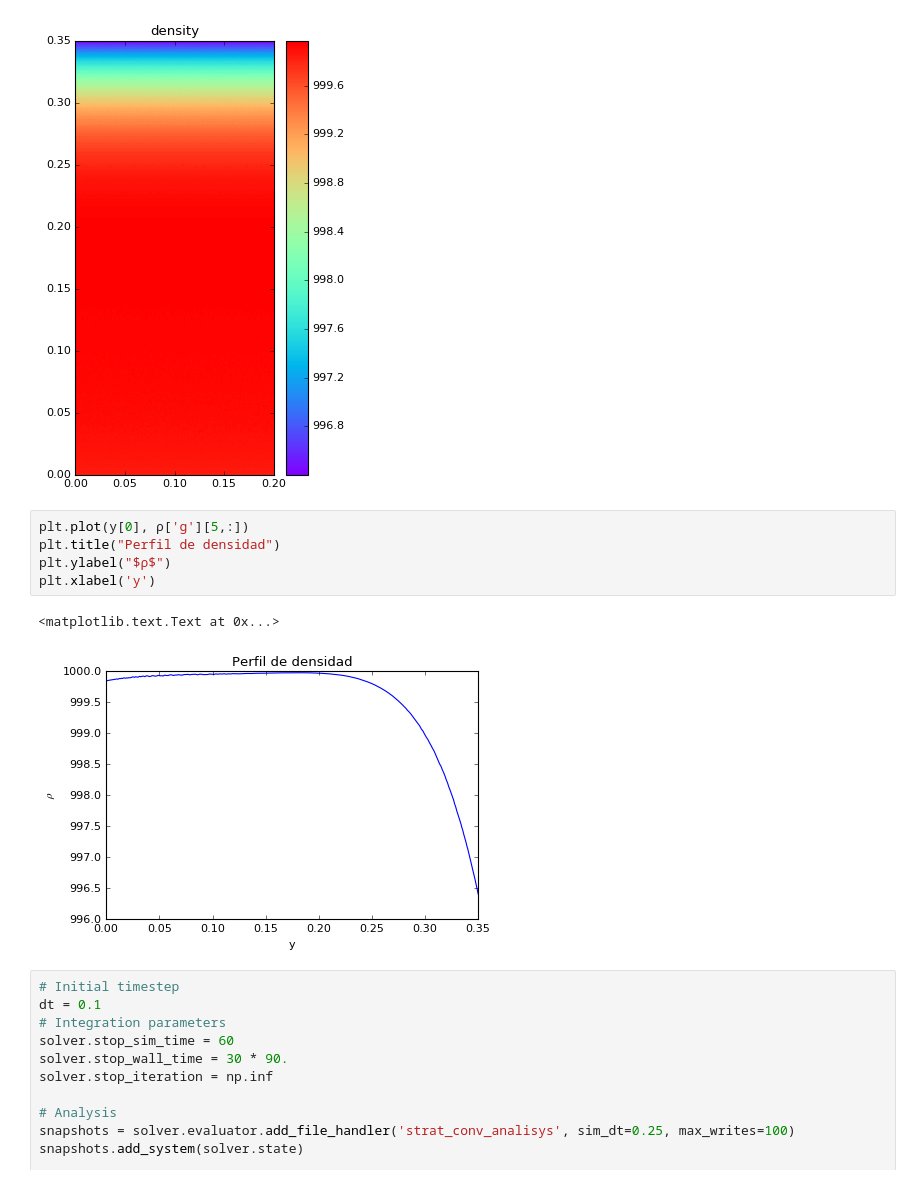
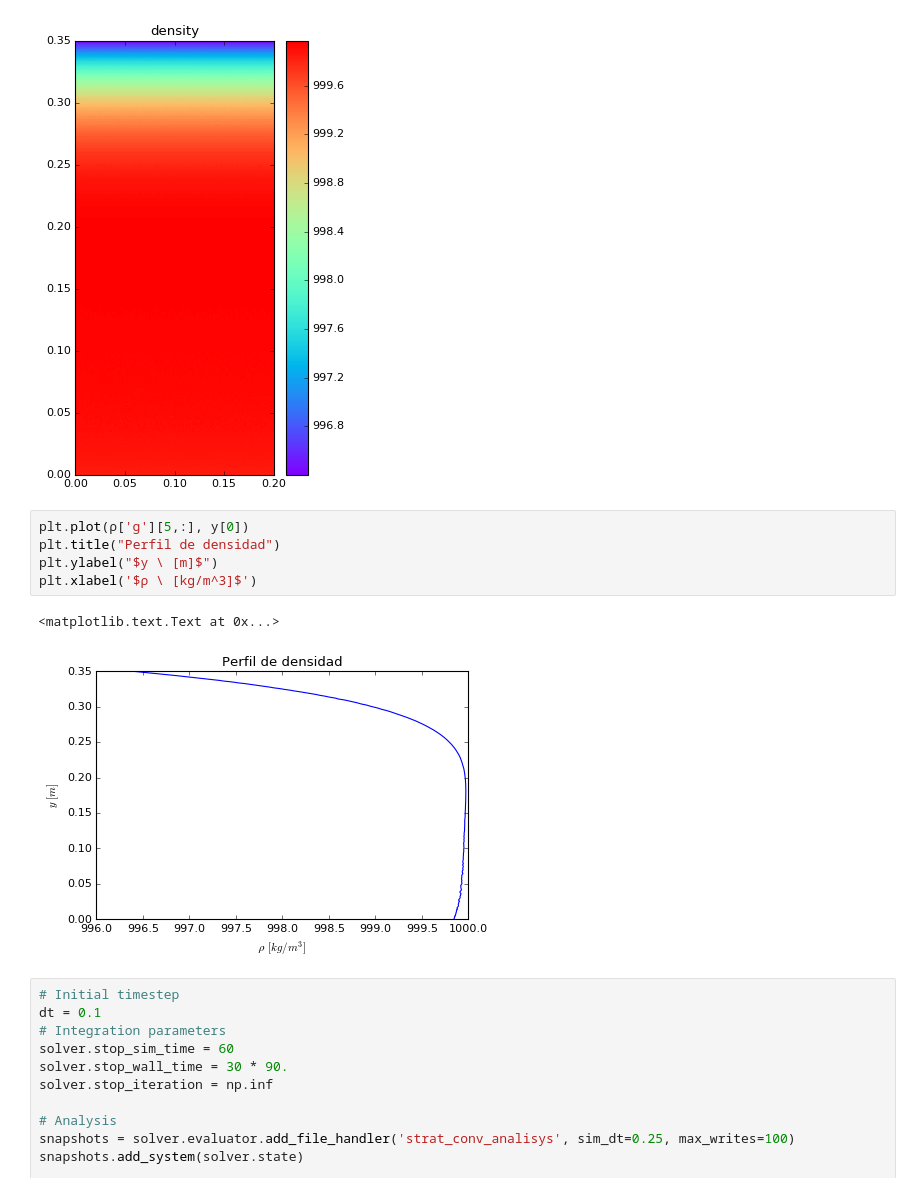
Before and after one commit to cpierard/Servicio_social, a Jupyter notebook: Convección en fluido estratificado.ipynb, the cells around one changed output. Drawn from its saved outputs; the diff is of its cells as text.

```diff
--- a/Convección en fluido estratificado.ipynb
+++ b/Convección en fluido estratificado.ipynb
@@ -236,13 +236,13 @@ plt.title('density')
 <matplotlib.text.Text at 0x...>
 [figure]
 # %%
-plt.plot(y[0], ρ['g'][5,:])
+plt.plot(ρ['g'][5,:], y[0])
 plt.title("Perfil de densidad")
-plt.ylabel("$ρ$")
-plt.xlabel('y')
+plt.ylabel("$y \ [m]$")
+plt.xlabel('$ρ \ [kg/m^3]$')
 # %% [output]
 <matplotlib.text.Text at 0x...>
-[figure, old version]
+[figure, new version]
 # %%
 # Initial timestep
 dt = 0.1
```
Also changed, not shown: parts of 3 cells of this notebook, 1 other file.
